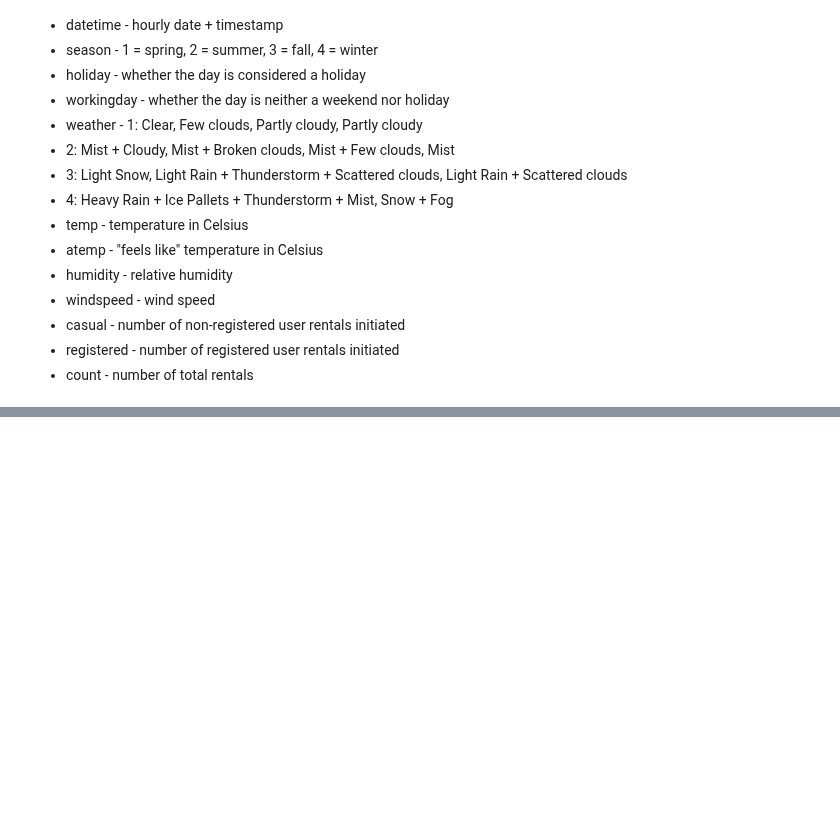
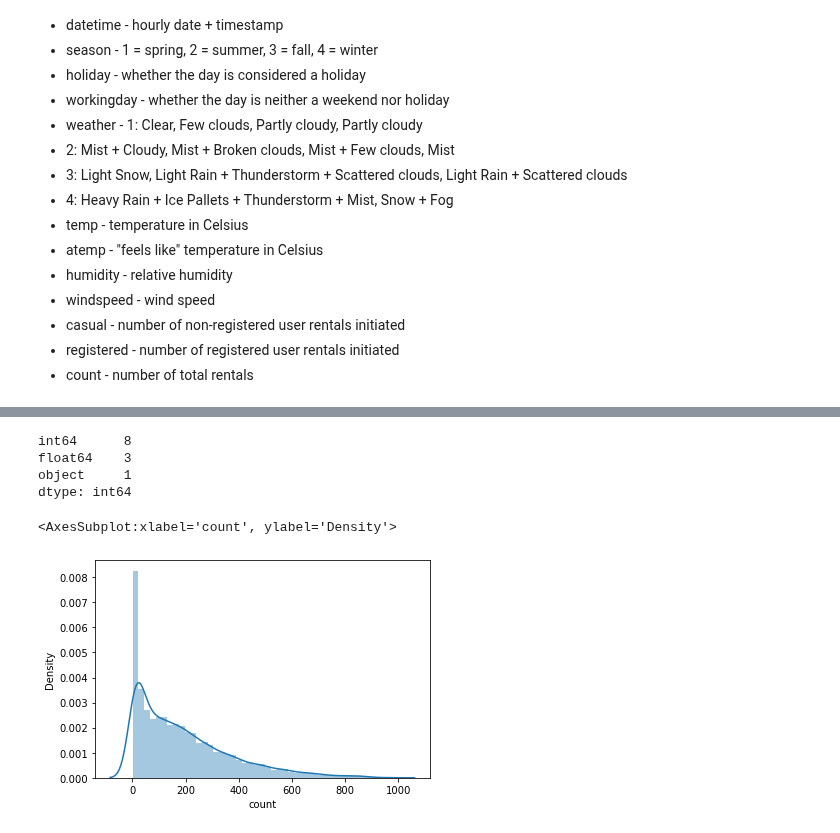
Before and after one commit to dhdmsdud/TIL, a Jupyter notebook: Machin Learning/ML_Kaggle_Bike_Sharing[12].ipynb, the cells around one changed output, grey strips where cells are left out. Drawn from its saved outputs; the diff is of its cells as text; code cells hidden in the pictures; blank space fills up the shorter version.

```diff
--- a/Machin Learning/ML_Kaggle_Bike_Sharing[12].ipynb
+++ b/Machin Learning/ML_Kaggle_Bike_Sharing[12].ipynb
@@ -64,0 +36,3 @@ display(train, test)
+# %%
+bike_df = pd.read_csv('../data/bike_sharing_train.csv')
+bike_df.head()
@@ -64,0 +84,12 @@ display(train, test)
+# %%
+bike_df.dtypes.value_counts()
+# %% [output]
+int64      8
+float64    3
+object     1
+dtype: int64
+# %%
+sns.distplot(bike_df['count'])
+# %% [output]
+<AxesSubplot:xlabel='count', ylabel='Density'>
+[figure, added]
```
Also changed, not shown: parts of 23 cells of this notebook.
